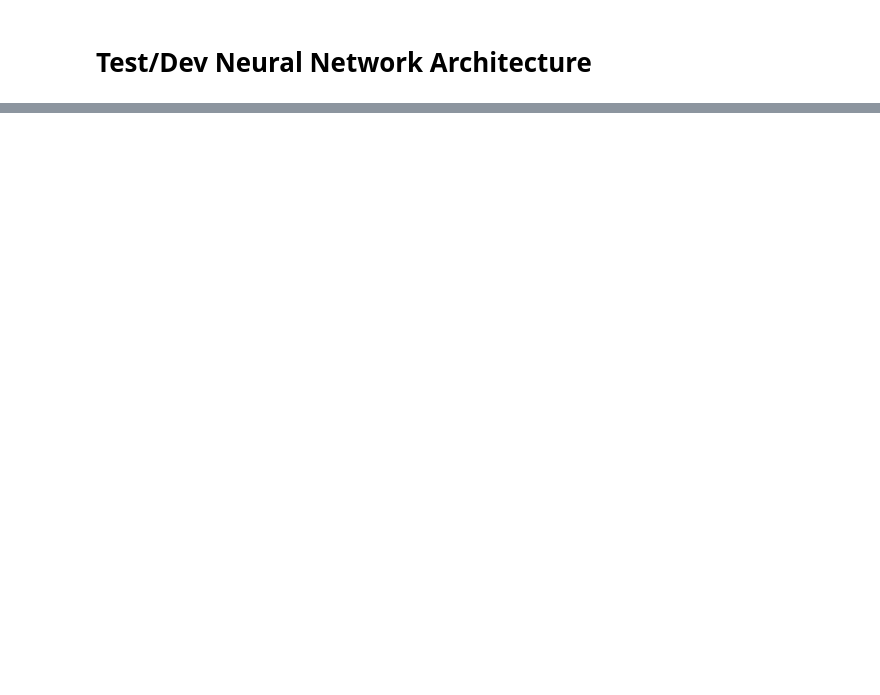
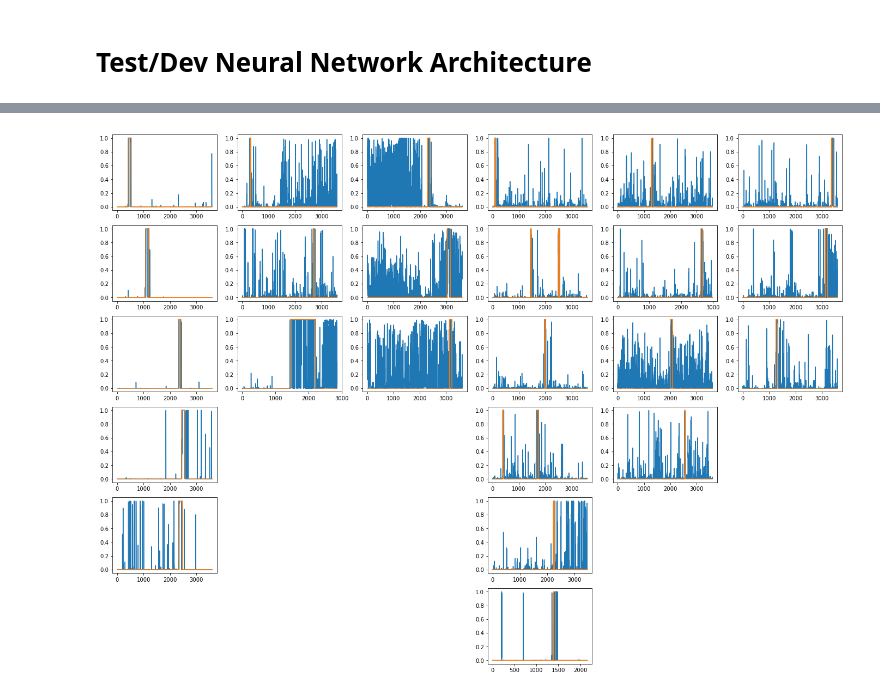
Before and after one commit to acellon/thesis, a Jupyter notebook: testdev.ipynb, the cells around one changed output, grey strips where cells are left out. Saved outputs shown, nothing was run; the diff lists cells and outputs as text; code cells hidden in the pictures; blank space fills up the shorter version.

Commit message:
plots of all initial passes in testdev

```diff
--- a/testdev.ipynb
+++ b/testdev.ipynb
@@ -33,0 +74,13 @@ Deleting empty channels...
+# %%
+chb05 = np.load('./outputs/chb05a5long.npz', encoding='latin1')
+print('chb05:',int(len(chb05.files)/2))
+chb11 = np.load('./outputs/chb11init.npz', encoding='latin1')
+print('chb11:',int(len(chb11.files)/2))
+chb17 = np.load('./outputs/chb17init.npz', encoding='latin1')
+print('chb17:',int(len(chb17.files)/2))
+chb20 = np.load('./outputs/chb20init.npz', encoding='latin1')
+print('chb20:',int(len(chb20.files)/2))
+chb21 = np.load('./outputs/chb21init.npz', encoding='latin1')
+print('chb21:',int(len(chb21.files)/2))
+chb22 = np.load('./outputs/chb22init.npz', encoding='latin1')
+print('chb22:',int(len(chb22.files)/2))
@@ -33,0 +94,80 @@ Deleting empty channels...
+# %%
+plt.figure(figsize=(24,24))
+plt.subplot(8,6,1)
+plt.plot(chb05['prob_1'])
+plt.plot(chb05['true_1'])
+plt.subplot(8,6,2)
+plt.plot(chb11['prob_1'])
+plt.plot(chb11['true_1'])
+plt.subplot(8,6,3)
+plt.plot(chb17['prob_1'])
+plt.plot(chb17['true_1'])
+plt.subplot(8,6,4)
+plt.plot(chb20['prob_1'])
+plt.plot(chb20['true_1'])
+plt.subplot(8,6,5)
+plt.plot(chb21['prob_1'])
+plt.plot(chb21['true_1'])
+plt.subplot(8,6,6)
+plt.plot(chb22['prob_1'])
+plt.plot(chb22['true_1'])
+
+plt.subplot(8,6,7)
+plt.plot(chb05['prob_2'])
+plt.plot(chb05['true_2'])
+plt.subplot(8,6,8)
+plt.plot(chb11['prob_2'])
+plt.plot(chb11['true_2'])
+plt.subplot(8,6,9)
+plt.plot(chb17['prob_2'])
+plt.plot(chb17['true_2'])
+plt.subplot(8,6,10)
+plt.plot(chb20['prob_2'])
+plt.plot(chb20['true_2'])
+plt.subplot(8,6,11)
+plt.plot(chb21['prob_2'])
+plt.plot(chb21['true_2'])
+plt.subplot(8,6,12)
+plt.plot(chb22['prob_2'])
+plt.plot(chb22['true_2'])
+
+plt.subplot(8,6,13)
+plt.plot(chb05['prob_3'])
+plt.plot(chb05['true_3'])
+plt.subplot(8,6,14)
+plt.plot(chb11['prob_3'])
+plt.plot(chb11['true_3'])
+plt.subplot(8,6,15)
+plt.plot(chb17['prob_3'])
+plt.plot(chb17['true_3'])
+plt.subplot(8,6,16)
+plt.plot(chb20['prob_4'])
+plt.plot(chb20['true_4'])
+plt.subplot(8,6,17)
+plt.plot(chb21['prob_3'])
+plt.plot(chb21['true_3'])
+plt.subplot(8,6,18)
+plt.plot(chb22['prob_3'])
+plt.plot(chb22['true_3'])
+
+plt.subplot(8,6,19)
+plt.plot(chb05['prob_4'])
+plt.plot(chb05['true_4'])
+plt.subplot(8,6,22)
+plt.plot(chb20['prob_6'])
+plt.plot(chb20['true_6'])
+plt.subplot(8,6,23)
+plt.plot(chb21['prob_4'])
+plt.plot(chb21['true_4'])
+
+plt.subplot(8,6,25)
+plt.plot(chb05['prob_5'])
+plt.plot(chb05['true_5'])
+plt.subplot(8,6,28)
+plt.plot(chb20['prob_7'])
+plt.plot(chb20['true_7'])
+
+plt.subplot(8,6,34)
+plt.plot(chb20['prob_8'])
+plt.plot(chb20['true_8'])
+# %% [output]
@@ -33,0 +175 @@ Deleting empty channels...
+[figure, added]
```
Also changed, not shown: parts of 19 cells of this notebook, 1 other file.
